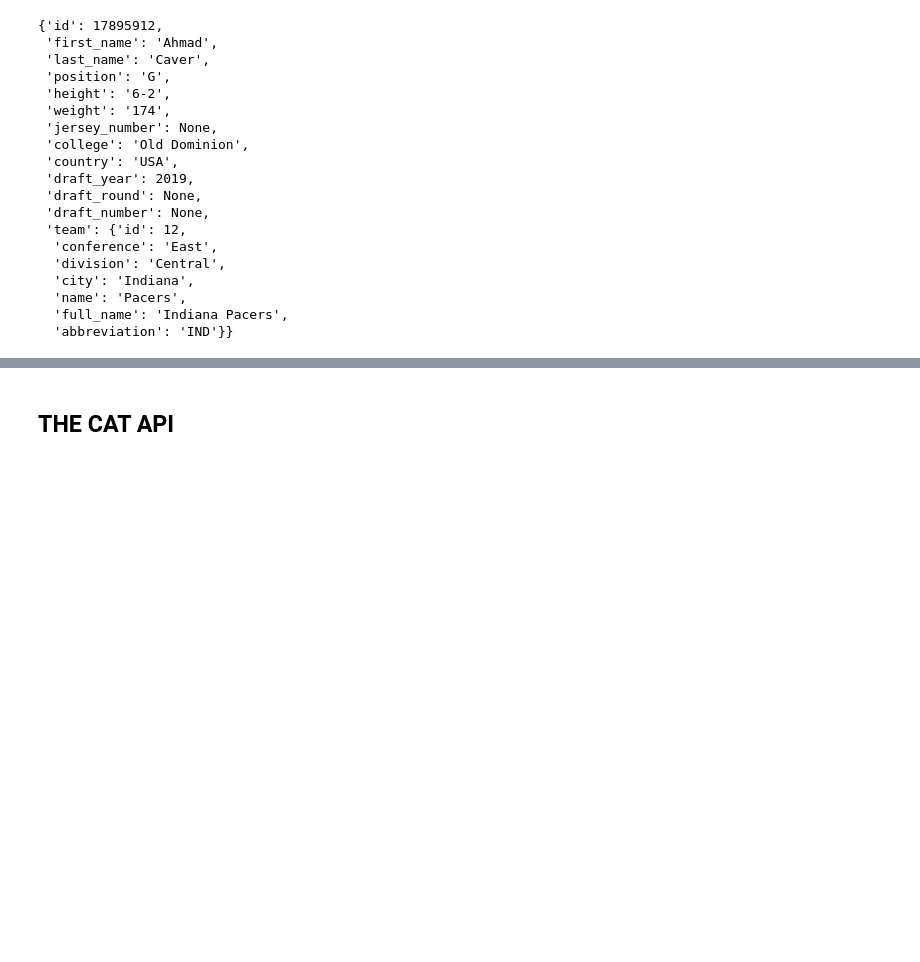
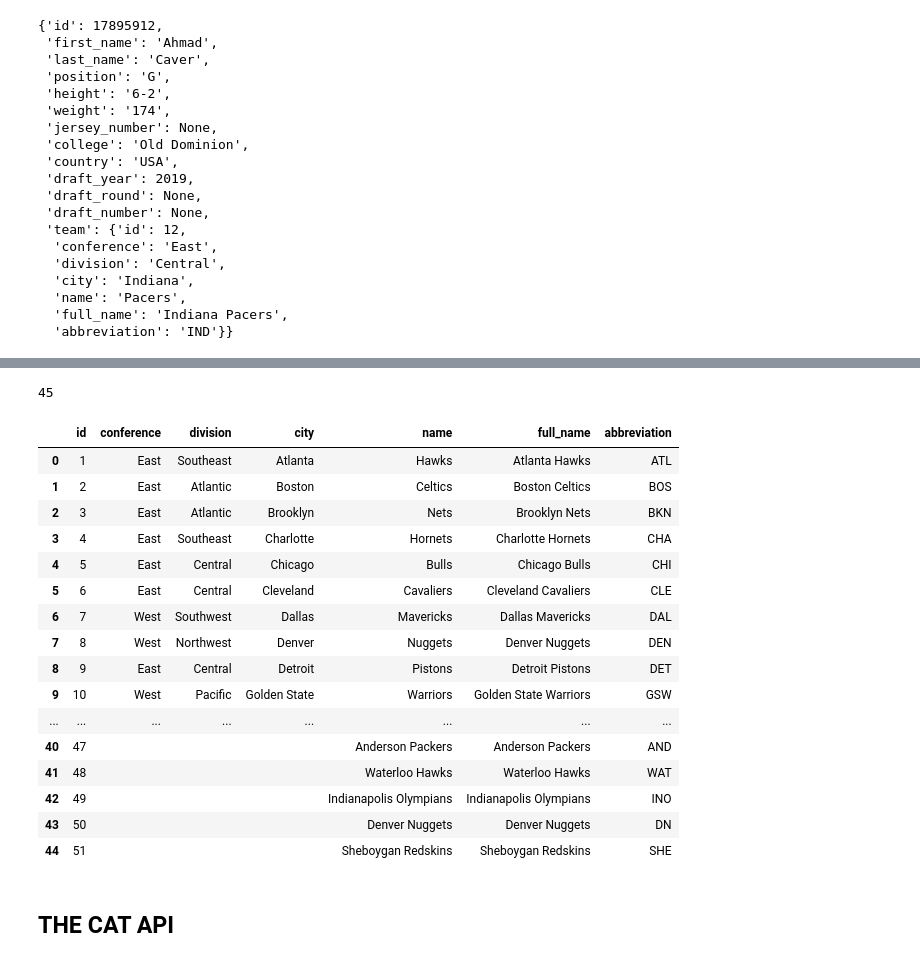
Before and after one commit to Sabri667/Ejercicios_Promo_69_M-dulo_1_Python, a Jupyter notebook: MODULO_2_BASES_Y_EXTRACCION_DE_DATOS/mod_2_API's_II.ipynb, the cells around one changed output, grey strips where cells are left out. Saved outputs shown, nothing was run; the diff lists cells and outputs as text; code cells hidden in the pictures; blank space fills up the shorter version.

Commit message:
ejercicio API II punto 1.equipos

```diff
--- a/MODULO_2_BASES_Y_EXTRACCION_DE_DATOS/mod_2_API's_II.ipynb
+++ b/MODULO_2_BASES_Y_EXTRACCION_DE_DATOS/mod_2_API's_II.ipynb
@@ -127,0 +130,20 @@ lista_completa_jugadores[-1]
+# %%
+url="https://api.balldontlie.io/v1/teams"
+apikey="146f6a53-7b10-49bf-ad60-3b916f299ced"
+
+def consultar_equipos():
+    counter=0
+    equipos=[]
+    respuesta =  requests.get(url, headers = {"Authorization": apikey})
+    respuesta.status_code
+
+    if respuesta.status_code != 200:
+        print(f"Se produjo el error: {respuesta.status_code}")
+        return None
+
+    ball_teams=respuesta.json()
+    equipos.extend(ball_teams['data'])
+    print(json.dumps(equipos,indent=2, ensure_ascii=False))
+    return equipos
+# %%
+data_equipos=consultar_equipos()
@@ -128,3 +168,29 @@ lista_completa_jugadores[-1]
+# %%
+len(data_equipos)
+# %% [output]
+45
+# %%
+df=pd.DataFrame(data_equipos)
+# %%
+df
+# %% [output]
+|  | id | conference | division | city | name | full_name | abbreviation |
+| 0 | 1 | East | Southeast | Atlanta | Hawks | Atlanta Hawks | ATL |
+| 1 | 2 | East | Atlantic | Boston | Celtics | Boston Celtics | BOS |
+| 2 | 3 | East | Atlantic | Brooklyn | Nets | Brooklyn Nets | BKN |
+| 3 | 4 | East | Southeast | Charlotte | Hornets | Charlotte Hornets | CHA |
+| 4 | 5 | East | Central | Chicago | Bulls | Chicago Bulls | CHI |
+| 5 | 6 | East | Central | Cleveland | Cavaliers | Cleveland Cavaliers | CLE |
+| 6 | 7 | West | Southwest | Dallas | Mavericks | Dallas Mavericks | DAL |
+| 7 | 8 | West | Northwest | Denver | Nuggets | Denver Nuggets | DEN |
+| 8 | 9 | East | Central | Detroit | Pistons | Detroit Pistons | DET |
+| 9 | 10 | West | Pacific | Golden State | Warriors | Golden State Warriors | GSW |
+| ... | ... | ... | ... | ... | ... | ... | ... |
+| 40 | 47 |  |  |  | Anderson Packers | Anderson Packers | AND |
+| 41 | 48 |  |  |  | Waterloo Hawks | Waterloo Hawks | WAT |
+| 42 | 49 |  |  |  | Indianapolis Olympians | Indianapolis Olympians | INO |
+| 43 | 50 |  |  |  | Denver Nuggets | Denver Nuggets | DN |
+| 44 | 51 |  |  |  | Sheboygan Redskins | Sheboygan Redskins | SHE |
 # %% [markdown]
 ## THE CAT API
 # %% [markdown]
```
Also changed, not shown: parts of 2 cells of this notebook.
